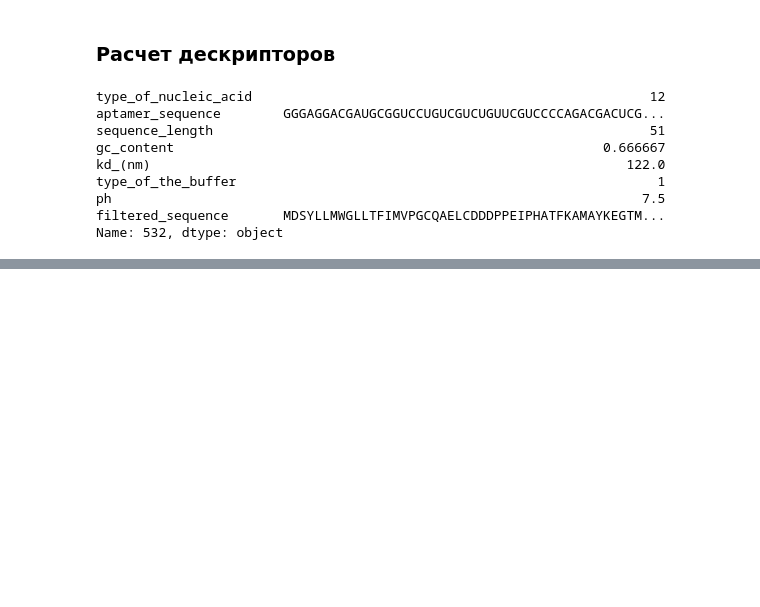
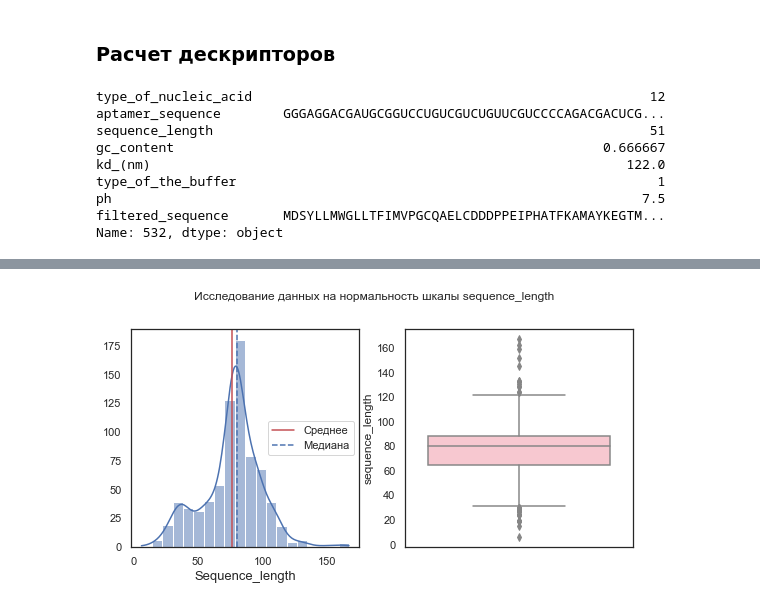
Before and after one commit to tame2tame/datacon, a Jupyter notebook: mini_task_2/task_2.ipynb, the cells around one changed output, grey strips where cells are left out. Drawn from its saved outputs; the diff is of its cells as text; code cells hidden in the pictures; blank space fills up the shorter version.

```diff
--- a/mini_task_2/task_2.ipynb
+++ b/mini_task_2/task_2.ipynb
@@ -107,0 +109,18 @@ assign
+# %%
+df['mol_wt'] = ''
+df['num_rotatable_bonds'] = ''
+df['tpsa'] = ''
+df['mol_log_p'] = ''
+
+for i in range(df.shape[0]):
+    try:
+        descriptors = calculate_aptamer_descriptors(rna_data_12.iloc[i].filtered_sequence)
+    except Exception:
+        print(i)
+    if type(descriptors) == dict:
+        df.at[i, 'mol_wt'] = descriptors['MolWt']
+        df.at[i, 'num_rotatable_bonds'] = descriptors['NumRotatableBonds']
+        df.at[i, 'tpsa'] = descriptors['TPSA']
+        df.at[i, 'mol_log_p'] = descriptors['MolLogP']
+
+df.head()
@@ -107,0 +154,18 @@ assign
+# %%
+def graph_histplot_bin(dd, factor):  # Исследование количественных шкал, построение гистограммы и ящика с усами
+    sns.set(style='white')
+    fig, ax = plt.subplots(1, 2, figsize=(9, 4))
+    sns.histplot(dd[factor], bins=20, kde=True, ax=ax[0])
+    sns.boxplot(data=dd, y=factor, ax=ax[1], color="pink")
+
+    ax[0].axvline(np.mean(dd[factor]),color='r', linestyle='-', label='Среднее')
+    ax[0].axvline(np.median(dd[factor]),color='b', linestyle='--', label='Медиана')
+
+    ax[0].set_xlabel(factor.capitalize(), size=13)
+    ax[0].set_ylabel('')
+    ax[1].set_xlabel('')
+
+    ax[0].legend(loc='center right')
+
+    plt.suptitle(f'Исследование данных на нормальность шкалы {factor}', size=12, y=1.01)
+    plt.show()
@@ -107,0 +205,4 @@ assign
+# %%
+graph_histplot_bin(df, 'sequence_length')
+# %% [output]
+[figure, added]
```
Also changed, not shown: parts of 17 cells of this notebook, 1 other file.
